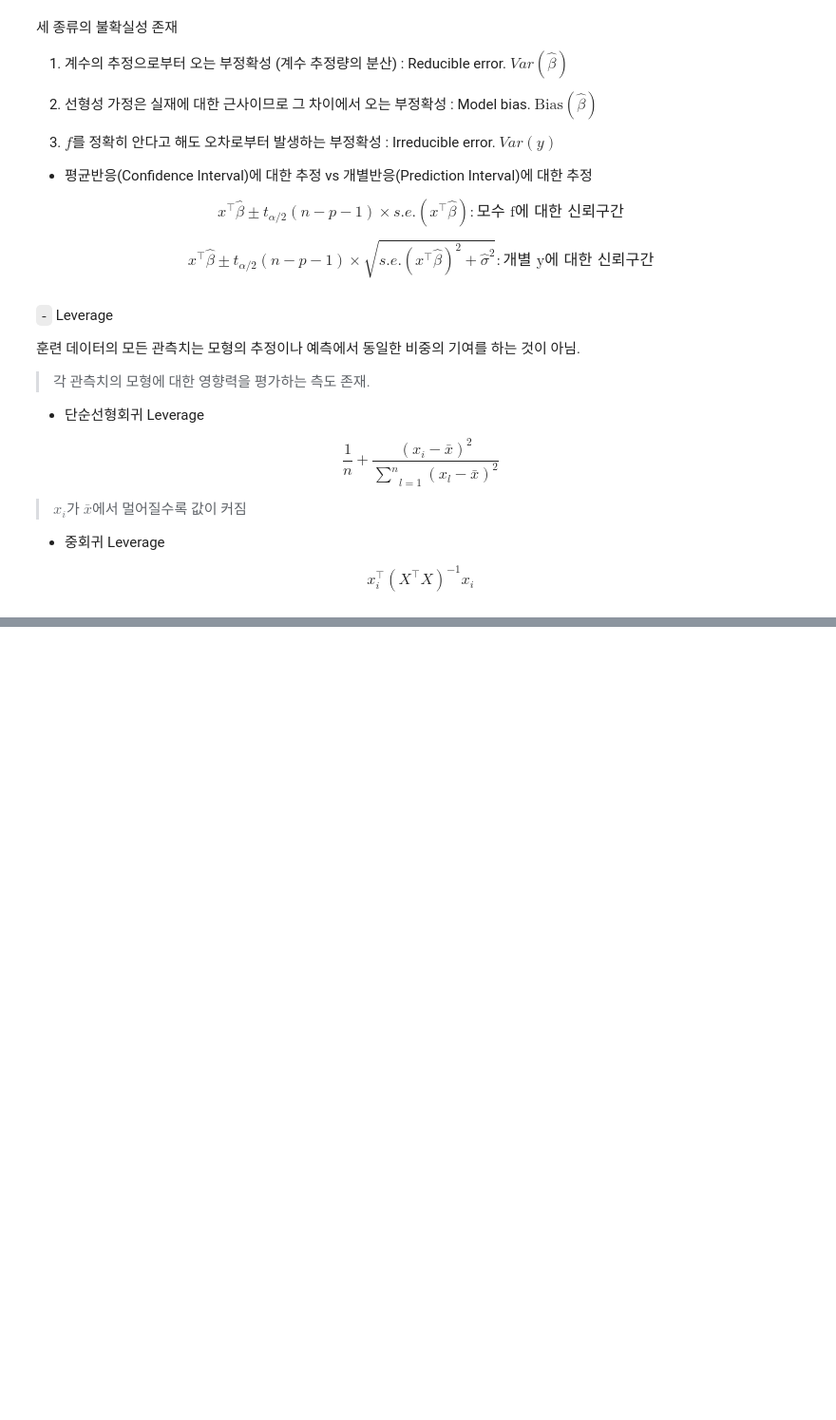
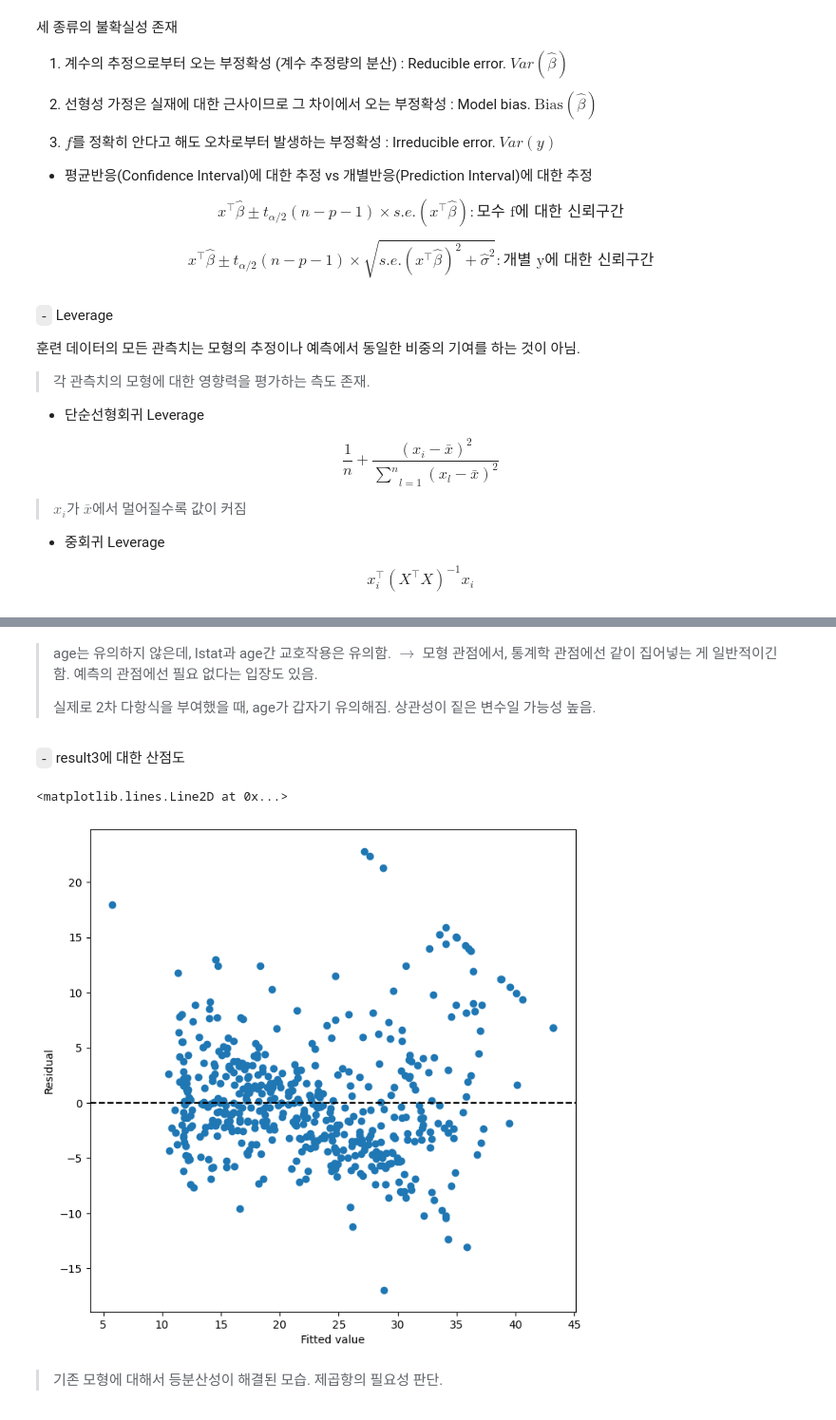
Before and after one commit to HollyRiver/ML2024, a Jupyter notebook: practice/2. Linear Regression.ipynb, the cells around one changed output, grey strips where cells are left out. Shown: that part at 95% size. Saved outputs shown, nothing was run; the diff lists cells and outputs as text; code cells hidden in the pictures; blank space fills up the shorter version.

```diff
--- a/practice/2. Linear Regression.ipynb
+++ b/practice/2. Linear Regression.ipynb
@@ -148,0 +432,19 @@ $$x_i^{\top}(X^{\top}X)^{-1}x_i$$
+# %%
+# lstat과 age간의 교호작용을 고려
+# -------------------------
+X = MS(['lstat', 'age', ('lstat', 'age')]).fit_transform(Boston)
+model2 = sm.OLS(y, X)
+print(summarize(model2.fit()))
+# 결과 lstat이 평균을 높여주는 효과가 age가 클수록 커짐
+
+# lstat에 대해서 다항식 차원을 2차까지 늘림
+# --------------------------------
+X = MS([poly('lstat', degree=2), 'age']).fit_transform(Boston) ## degree : 차수
+model3 = sm.OLS(y, X)
+results3 = model3.fit()
+print(summarize(results3))
+# 2차식까지 통계적 유의서잉 확인됨
+
+print(anova_lm(results1, results3)) ## Partial F-test
+# results1은 lstat에 대한 선형, results3은 lstat에 대한 2차 다항식
+# 검정은 다항식을 2차로 쓰는 것이 유의한 지를 검정
@@ -148,0 +465,17 @@ $$x_i^{\top}(X^{\top}X)^{-1}x_i$$
+# %% [markdown]
+> age는 유의하지 않은데, lstat과 age간 교호작용은 유의함. $\to$ 모형 관점에서, 통계학 관점에선 같이 집어넣는 게 일반적이긴 함. 예측의 관점에선 필요 없다는 입장도 있음.
+>
+> 실제로 2차 다항식을 부여했을 때, age가 갑자기 유의해짐. 상관성이 짙은 변수일 가능성 높음.
+# %% [markdown]
+`-` result3에 대한 산점도
+# %%
+ax = plt.subplots(figsize=(8,8))[1]
+ax.scatter(results3.fittedvalues, results3.resid)
+ax.set_xlabel('Fitted value')
+ax.set_ylabel('Residual')
+ax.axhline(0, c='k', ls='--')
+# %% [output]
+<matplotlib.lines.Line2D at 0x...>
+[figure, added]
+# %% [markdown]
+> 기존 모형에 대해서 등분산성이 해결된 모습. 제곱항의 필요성 판단.
```
Also changed, not shown: parts of 51 cells of this notebook.
